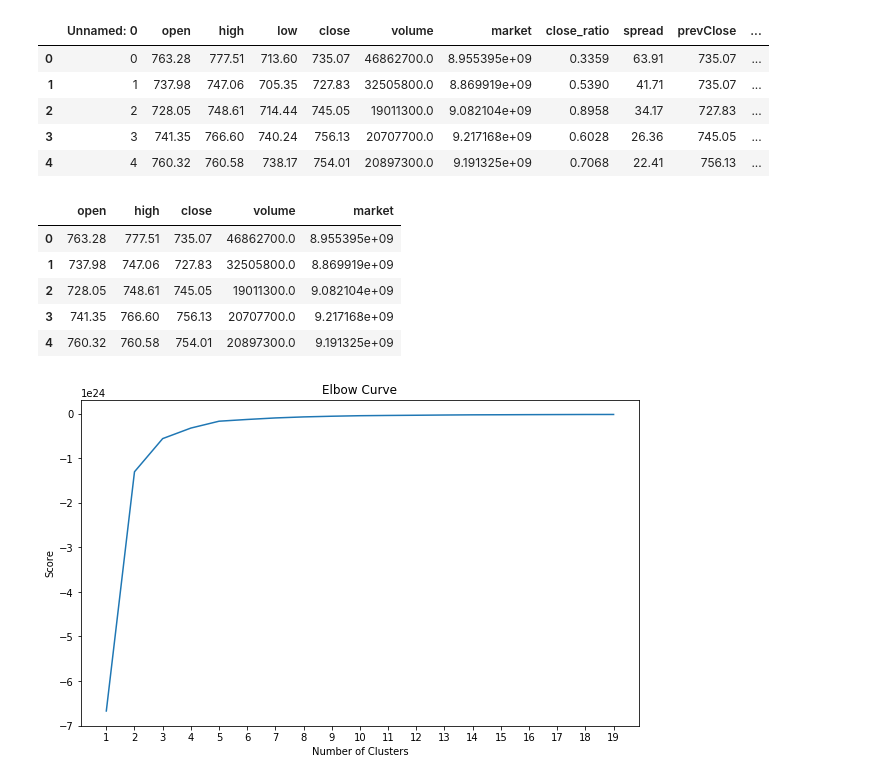
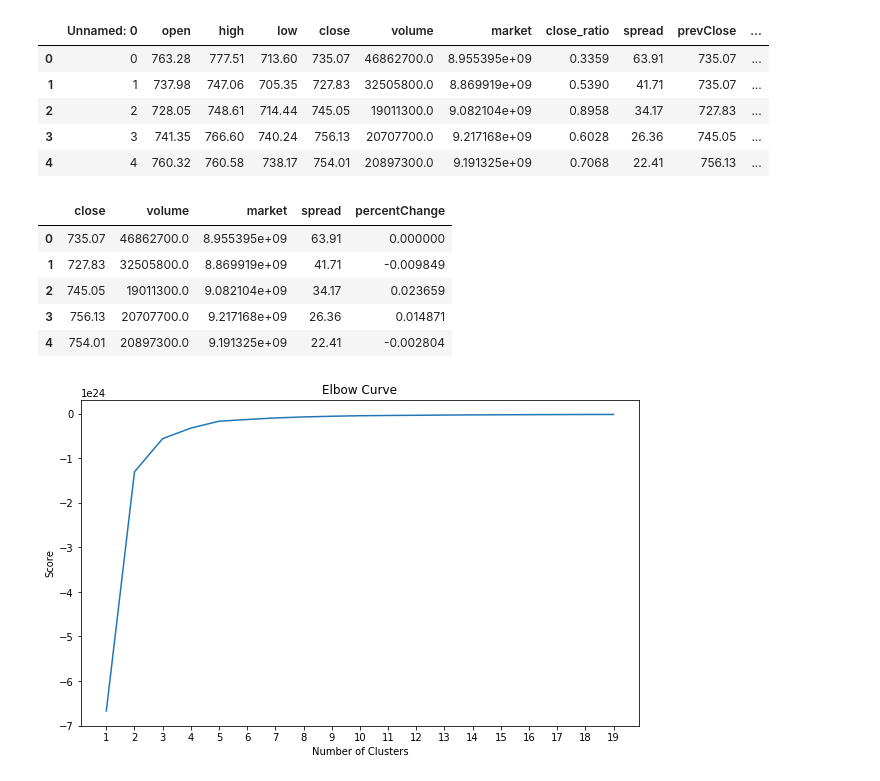
Before and after one commit to anish-saha/EventDetection-Paradigm01, a Jupyter notebook: KMeans.ipynb, the cells around one changed output. Saved outputs shown, nothing was run; the diff lists cells and outputs as text; code cells hidden in the pictures.

```diff
--- a/KMeans.ipynb
+++ b/KMeans.ipynb
@@ -23,16 +23,16 @@ df.head()
 | 3 | 3 | 741.35 | 766.60 | 740.24 | 756.13 | 20707700.0 | 9.217168e+09 | 0.6028 | 26.36 | 745.05 | ... |
 | 4 | 4 | 760.32 | 760.58 | 738.17 | 754.01 | 20897300.0 | 9.191325e+09 | 0.7068 | 22.41 | 756.13 | ... |
 # %%
-data = df[['open', 'high', 'close', 'volume', 'market']]
+data = df[['close', 'volume', 'market', 'spread', 'percentChange']]
 #data = df[['close', 'percentChange', 'market']]
 data.head()
 # %% [output]
-|  | open | high | close | volume | market |
-| 0 | 763.28 | 777.51 | 735.07 | 46862700.0 | 8.955395e+09 |
-| 1 | 737.98 | 747.06 | 727.83 | 32505800.0 | 8.869919e+09 |
-| 2 | 728.05 | 748.61 | 745.05 | 19011300.0 | 9.082104e+09 |
-| 3 | 741.35 | 766.60 | 756.13 | 20707700.0 | 9.217168e+09 |
-| 4 | 760.32 | 760.58 | 754.01 | 20897300.0 | 9.191325e+09 |
+|  | close | volume | market | spread | percentChange |
+| 0 | 735.07 | 46862700.0 | 8.955395e+09 | 63.91 | 0.000000 |
+| 1 | 727.83 | 32505800.0 | 8.869919e+09 | 41.71 | -0.009849 |
+| 2 | 745.05 | 19011300.0 | 9.082104e+09 | 34.17 | 0.023659 |
+| 3 | 756.13 | 20707700.0 | 9.217168e+09 | 26.36 | 0.014871 |
+| 4 | 754.01 | 20897300.0 | 9.191325e+09 | 22.41 | -0.002804 |
 # %%
 num_clusters = range(1, 20)
 kmeans = [KMeans(n_clusters=i).fit(data) for i in num_clusters]
```
Also changed, not shown: parts of 3 cells of this notebook, 3 other files.
